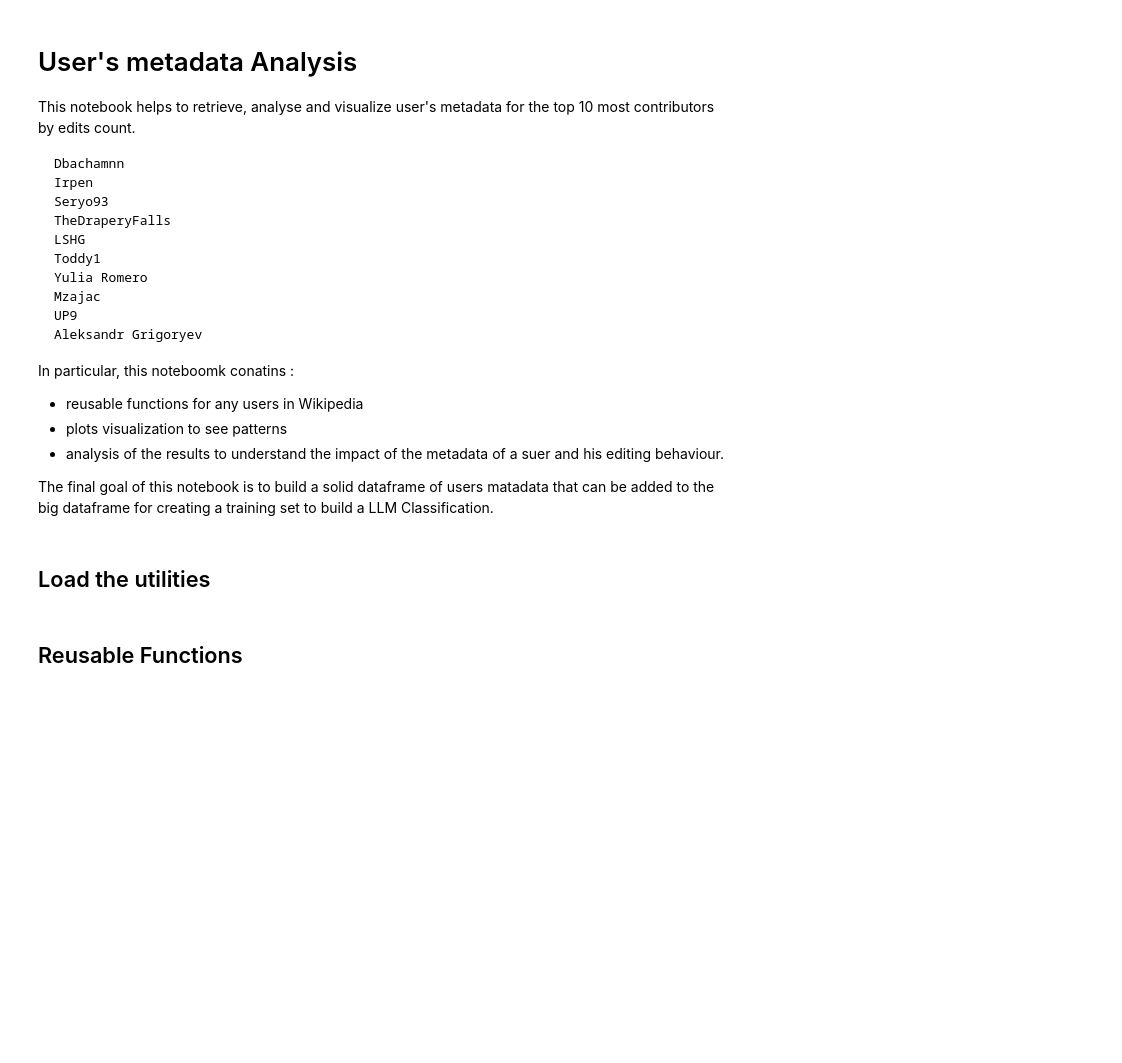
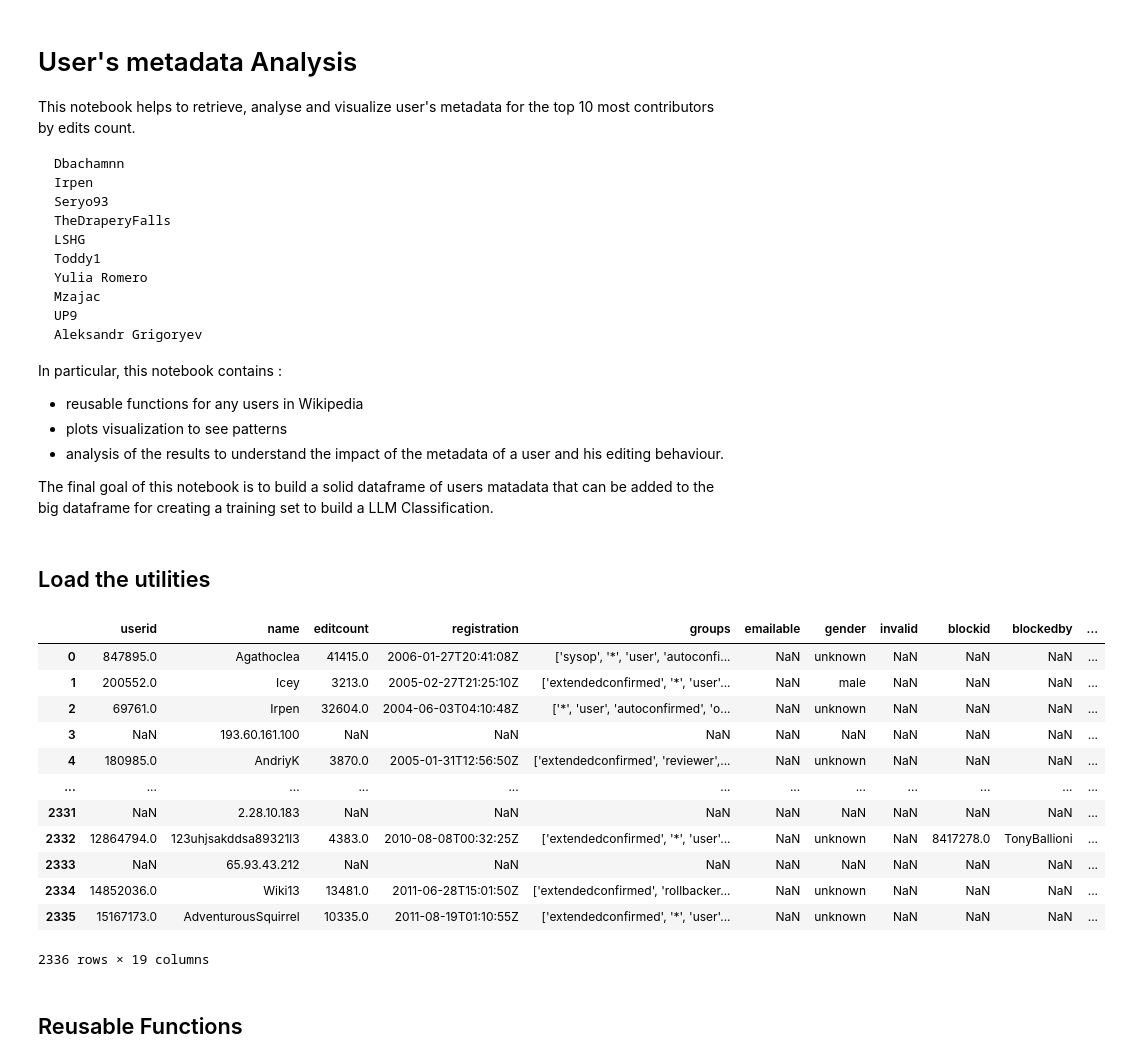
Before and after one commit to dh-epfl-students/dhlab-cultural-weaponisation-ukraine-benchmark, a Jupyter notebook: notebooks/All Users Analysis/users_metadata_analysis.ipynb, the cells around one changed output. Cells and saved outputs as stored; diff of their text form; code cells hidden in the pictures; blank space fills up the shorter version.

````diff
--- a/notebooks/All Users Analysis/users_metadata_analysis.ipynb
+++ b/notebooks/All Users Analysis/users_metadata_analysis.ipynb
@@ -15,10 +15,10 @@ UP9
 Aleksandr Grigoryev
 ```
 
-In particular, this noteboomk conatins :
+In particular, this notebook contains :
 * reusable functions for any users in Wikipedia
 * plots visualization to see patterns
-* analysis of the results to understand the impact of the metadata of a suer and his editing behaviour.
+* analysis of the results to understand the impact of the metadata of a user and his editing behaviour.
 
 The final goal of this notebook is to build a solid dataframe of users matadata that can be added to the big dataframe for creating a training set to build a LLM Classification.
 # %%
@@ -56,5 +58,19 @@ df_contrib = pd.concat([df_reg_contrib, df_ip_contrib], ignore_index=True)
 # %%
-users_list = df['user'].unique().tolist()
+df_all_user_metadata
+# %% [output]
+|  | userid | name | editcount | registration | groups | emailable | gender | invalid | blockid | blockedby | ... |
+| 0 | 847895.0 | Agathoclea | 41415.0 | 2006-01-27T20:41:08Z | ['sysop', '*', 'user', 'autoconfi... | NaN | unknown | NaN | NaN | NaN | ... |
+| 1 | 200552.0 | Icey | 3213.0 | 2005-02-27T21:25:10Z | ['extendedconfirmed', '*', 'user'... | NaN | male | NaN | NaN | NaN | ... |
+| 2 | 69761.0 | Irpen | 32604.0 | 2004-06-03T04:10:48Z | ['*', 'user', 'autoconfirmed', 'o... | NaN | unknown | NaN | NaN | NaN | ... |
+| 3 | NaN | 193.60.161.100 | NaN | NaN | NaN | NaN | NaN | NaN | NaN | NaN | ... |
+| 4 | 180985.0 | AndriyK | 3870.0 | 2005-01-31T12:56:50Z | ['extendedconfirmed', 'reviewer',... | NaN | unknown | NaN | NaN | NaN | ... |
+| ... | ... | ... | ... | ... | ... | ... | ... | ... | ... | ... | ... |
+| 2331 | NaN | 2.28.10.183 | NaN | NaN | NaN | NaN | NaN | NaN | NaN | NaN | ... |
+| 2332 | 12864794.0 | 123uhjsakddsa89321l3 | 4383.0 | 2010-08-08T00:32:25Z | ['extendedconfirmed', '*', 'user'... | NaN | unknown | NaN | 8417278.0 | TonyBallioni | ... |
+| 2333 | NaN | 65.93.43.212 | NaN | NaN | NaN | NaN | NaN | NaN | NaN | NaN | ... |
+| 2334 | 14852036.0 | Wiki13 | 13481.0 | 2011-06-28T15:01:50Z | ['extendedconfirmed', 'rollbacker... | NaN | unknown | NaN | NaN | NaN | ... |
+| 2335 | 15167173.0 | AdventurousSquirrel | 10335.0 | 2011-08-19T01:10:55Z | ['extendedconfirmed', '*', 'user'... | NaN | unknown | NaN | NaN | NaN | ... |
+2336 rows × 19 columns
 # %% [markdown]
 ## Reusable Functions
 # %%
````
Also changed, not shown: parts of 16 cells of this notebook, 6 other files.
